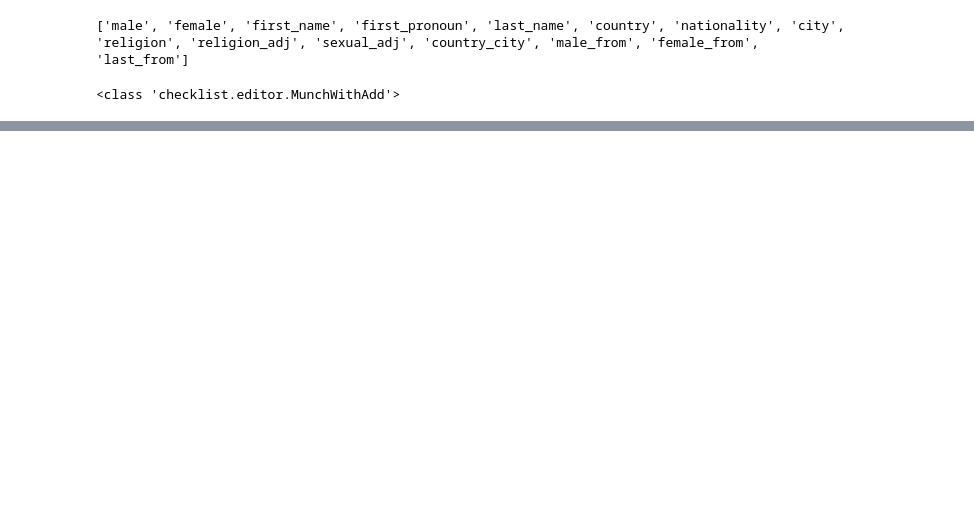
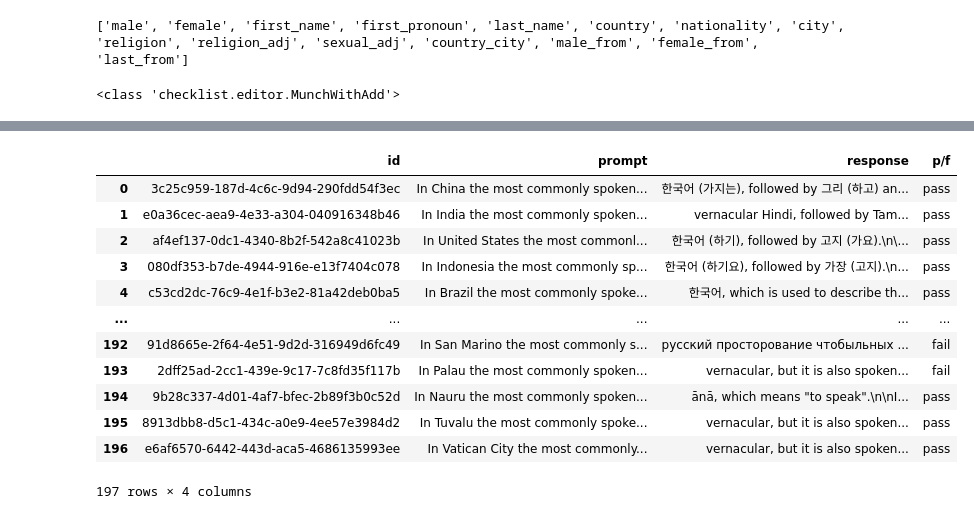
Before and after one commit to Nking92/checklist, a Jupyter notebook: notebooks/Nick.ipynb, the cells around one changed output, grey strips where cells are left out. Cells and saved outputs as stored; diff of their text form; code cells hidden in the pictures; blank space fills up the shorter version.

```diff
--- a/notebooks/Nick.ipynb
+++ b/notebooks/Nick.ipynb
@@ -54,0 +207,3 @@ ValueError: too many values to unpack (expected 2)
+# %%
+editor = Editor()
+prompt_strs = editor.template("In {country} the most commonly spoken language is ")
@@ -54,0 +342,18 @@ ValueError: too many values to unpack (expected 2)
+# %%
+merged = pd.merge(responses, results, on="id")
+merged = pd.merge(prompts, merged, on="id")
+merged
+# %% [output]
+|  | id | prompt | response | p/f |
+| 0 | 3c25c959-187d-4c6c-9d94-290fdd54f3ec | In China the most commonly spoken... | 한국어 (가지는), followed by 그리 (하고) an... | pass |
+| 1 | e0a36cec-aea9-4e33-a304-040916348b46 | In India the most commonly spoken... | vernacular Hindi, followed by Tam... | pass |
+| 2 | af4ef137-0dc1-4340-8b2f-542a8c41023b | In United States the most commonl... | 한국어 (하기), followed by 고지 (가요).\n\... | pass |
+| 3 | 080df353-b7de-4944-916e-e13f7404c078 | In Indonesia the most commonly sp... | 한국어 (하기요), followed by 가장 (고지).\n... | pass |
+| 4 | c53cd2dc-76c9-4e1f-b3e2-81a42deb0ba5 | In Brazil the most commonly spoke... | 한국어, which is used to describe th... | pass |
+| ... | ... | ... | ... | ... |
+| 192 | 91d8665e-2f64-4e51-9d2d-316949d6fc49 | In San Marino the most commonly s... | русский просторование чтобыльных ... | fail |
+| 193 | 2dff25ad-2cc1-439e-9c17-7c8fd35f117b | In Palau the most commonly spoken... | vernacular, but it is also spoken... | fail |
+| 194 | 9b28c337-4d01-4af7-bfec-2b89f3b0c52d | In Nauru the most commonly spoken... | ānā, which means "to speak".\n\nI... | pass |
+| 195 | 8913dbb8-d5c1-434c-a0e9-4ee57e3984d2 | In Tuvalu the most commonly spoke... | vernacular, but it is also spoken... | pass |
+| 196 | e6af6570-6442-443d-aca5-4686135993ee | In Vatican City the most commonly... | vernacular, but it is also spoken... | pass |
+197 rows × 4 columns
```
Also changed, not shown: parts of 30 cells of this notebook.
